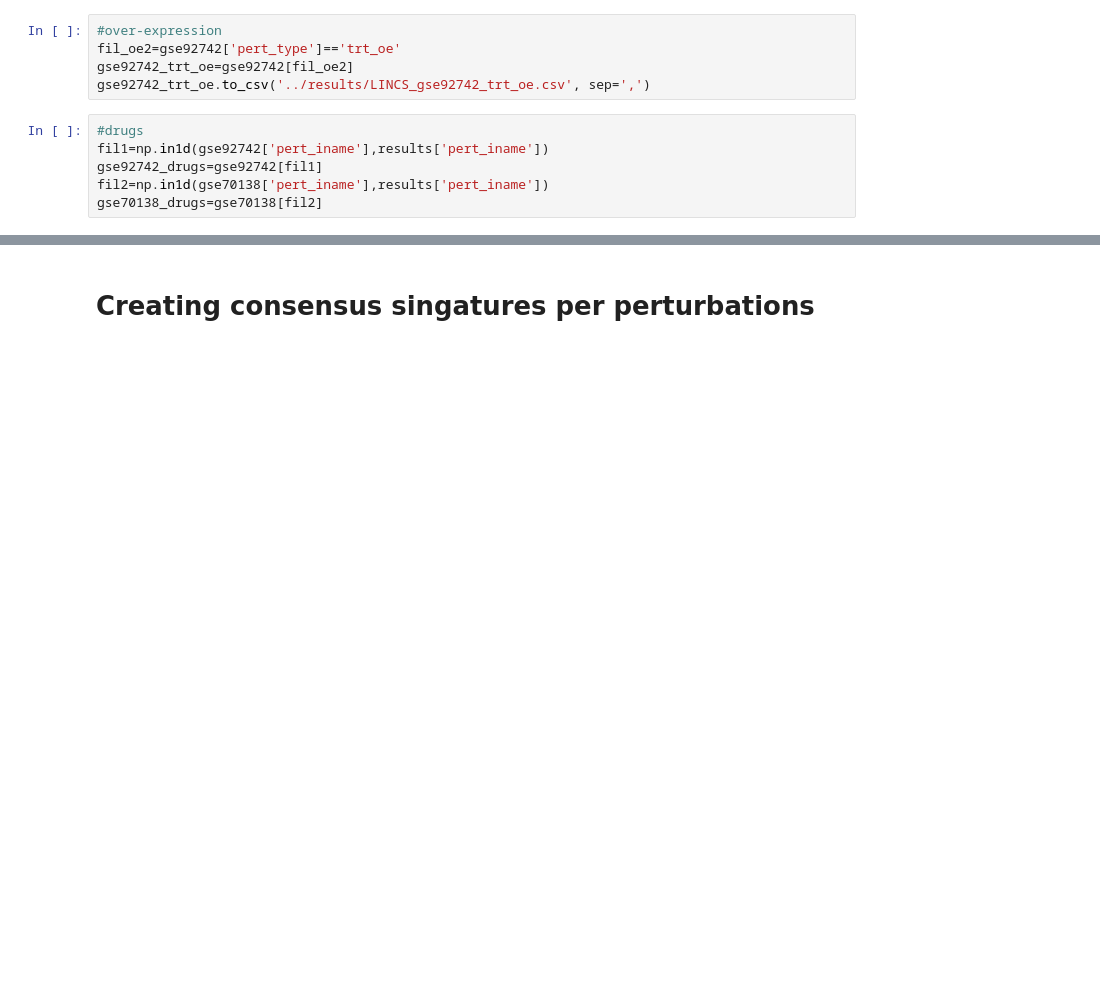
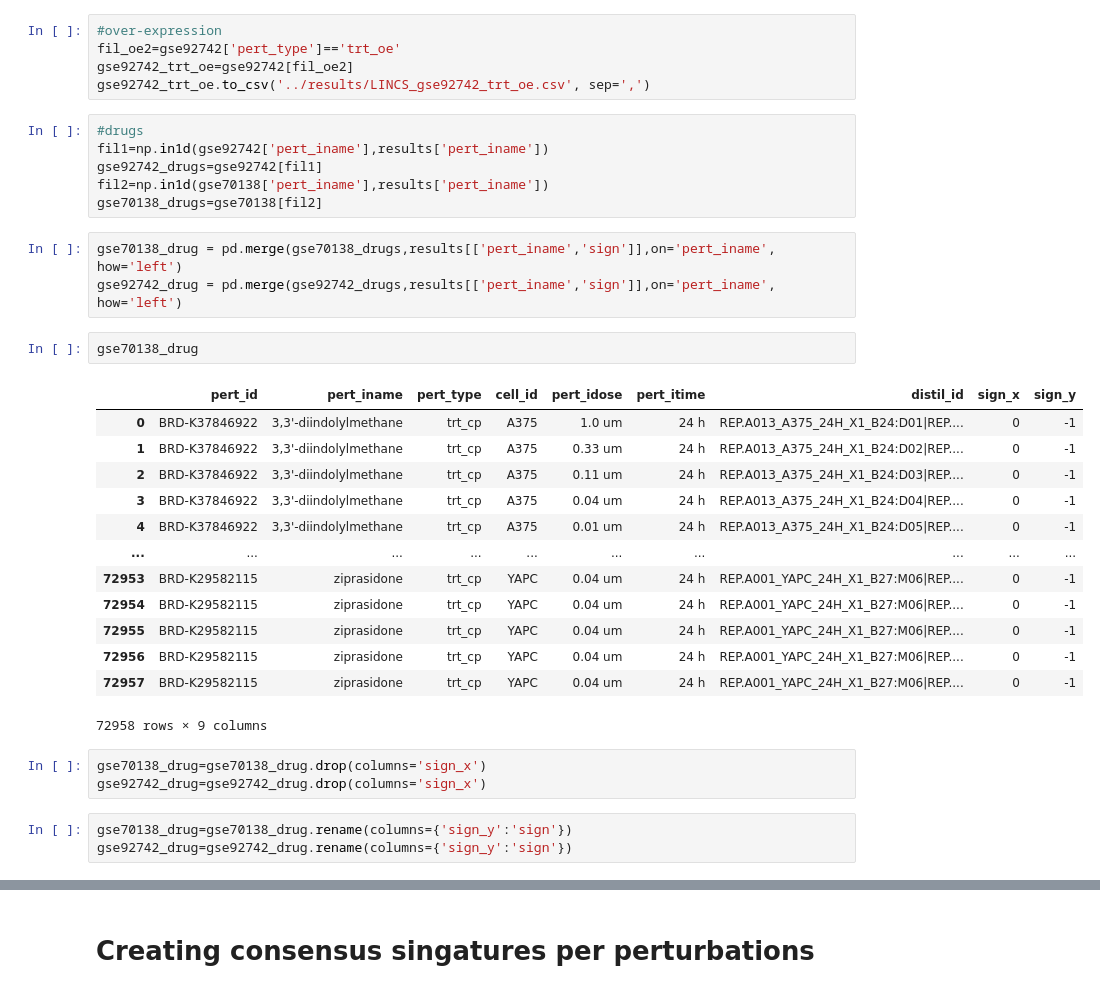
Before and after one commit to Vargeszti/Thesis, a Jupyter notebook: code/lincs_data.ipynb, the cells around one changed output, grey strips where cells are left out. Drawn from its saved outputs; the diff is of its cells as text; blank space fills up the shorter version.

```diff
--- a/code/lincs_data.ipynb
+++ b/code/lincs_data.ipynb
@@ -281,3 +281,28 @@ fil1=np.in1d(gse92742['pert_iname'],results['pert_iname'])
 gse92742_drugs=gse92742[fil1]
 fil2=np.in1d(gse70138['pert_iname'],results['pert_iname'])
 gse70138_drugs=gse70138[fil2]
+# %%
+gse70138_drug = pd.merge(gse70138_drugs,results[['pert_iname','sign']],on='pert_iname', how='left')
+gse92742_drug = pd.merge(gse92742_drugs,results[['pert_iname','sign']],on='pert_iname', how='left')
+# %%
+gse70138_drug
+# %% [output]
+|  | pert_id | pert_iname | pert_type | cell_id | pert_idose | pert_itime | distil_id | sign_x | sign_y |
+| 0 | BRD-K37846922 | 3,3'-diindolylmethane | trt_cp | A375 | 1.0 um | 24 h | REP.A013_A375_24H_X1_B24:D01|REP.... | 0 | -1 |
+| 1 | BRD-K37846922 | 3,3'-diindolylmethane | trt_cp | A375 | 0.33 um | 24 h | REP.A013_A375_24H_X1_B24:D02|REP.... | 0 | -1 |
+| 2 | BRD-K37846922 | 3,3'-diindolylmethane | trt_cp | A375 | 0.11 um | 24 h | REP.A013_A375_24H_X1_B24:D03|REP.... | 0 | -1 |
+| 3 | BRD-K37846922 | 3,3'-diindolylmethane | trt_cp | A375 | 0.04 um | 24 h | REP.A013_A375_24H_X1_B24:D04|REP.... | 0 | -1 |
+| 4 | BRD-K37846922 | 3,3'-diindolylmethane | trt_cp | A375 | 0.01 um | 24 h | REP.A013_A375_24H_X1_B24:D05|REP.... | 0 | -1 |
+| ... | ... | ... | ... | ... | ... | ... | ... | ... | ... |
+| 72953 | BRD-K29582115 | ziprasidone | trt_cp | YAPC | 0.04 um | 24 h | REP.A001_YAPC_24H_X1_B27:M06|REP.... | 0 | -1 |
+| 72954 | BRD-K29582115 | ziprasidone | trt_cp | YAPC | 0.04 um | 24 h | REP.A001_YAPC_24H_X1_B27:M06|REP.... | 0 | -1 |
+| 72955 | BRD-K29582115 | ziprasidone | trt_cp | YAPC | 0.04 um | 24 h | REP.A001_YAPC_24H_X1_B27:M06|REP.... | 0 | -1 |
+| 72956 | BRD-K29582115 | ziprasidone | trt_cp | YAPC | 0.04 um | 24 h | REP.A001_YAPC_24H_X1_B27:M06|REP.... | 0 | -1 |
+| 72957 | BRD-K29582115 | ziprasidone | trt_cp | YAPC | 0.04 um | 24 h | REP.A001_YAPC_24H_X1_B27:M06|REP.... | 0 | -1 |
+72958 rows × 9 columns
+# %%
+gse70138_drug=gse70138_drug.drop(columns='sign_x')
+gse92742_drug=gse92742_drug.drop(columns='sign_x')
+# %%
+gse70138_drug=gse70138_drug.rename(columns={'sign_y':'sign'})
+gse92742_drug=gse92742_drug.rename(columns={'sign_y':'sign'})
```
Also changed, not shown: parts of 15 cells of this notebook, 1 other file.
